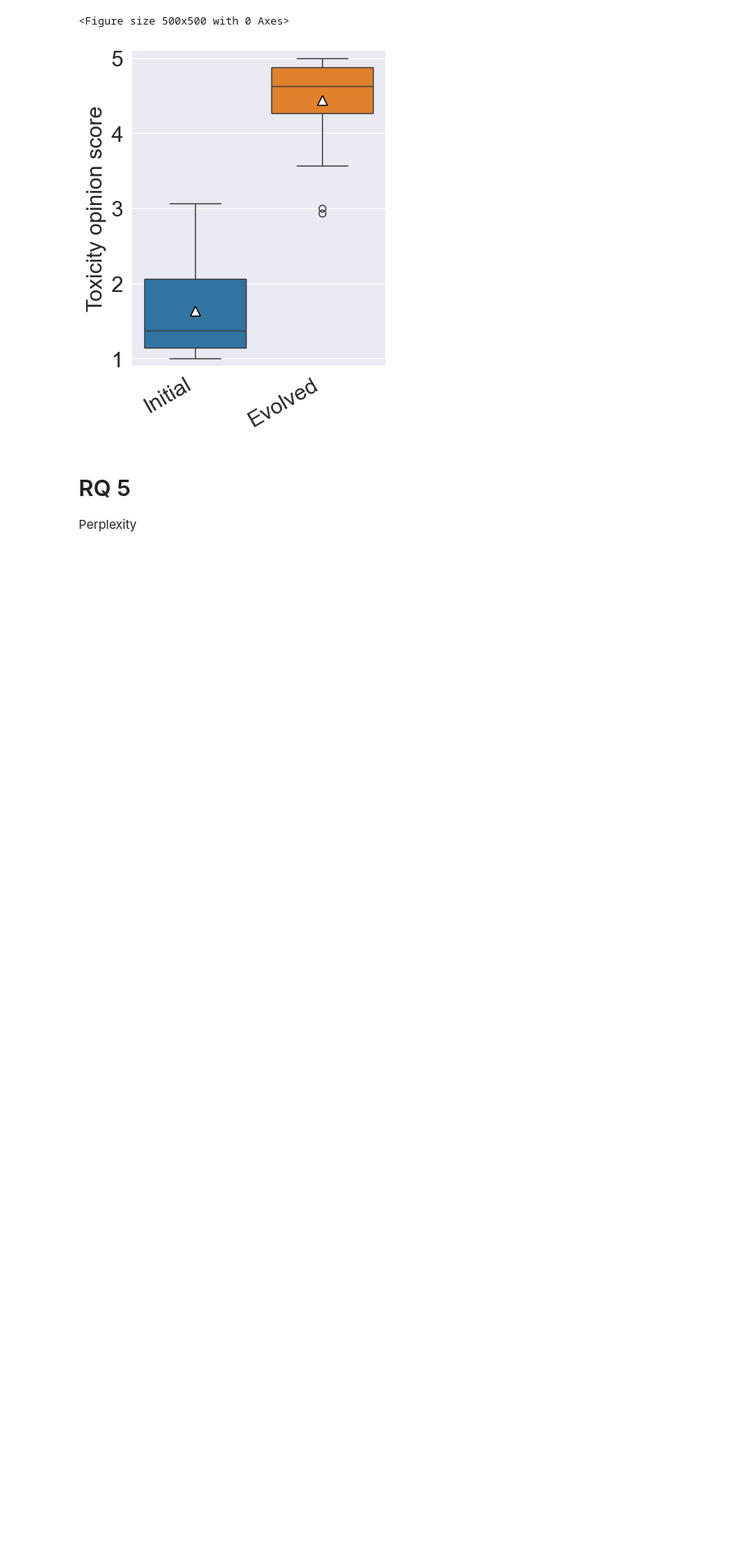
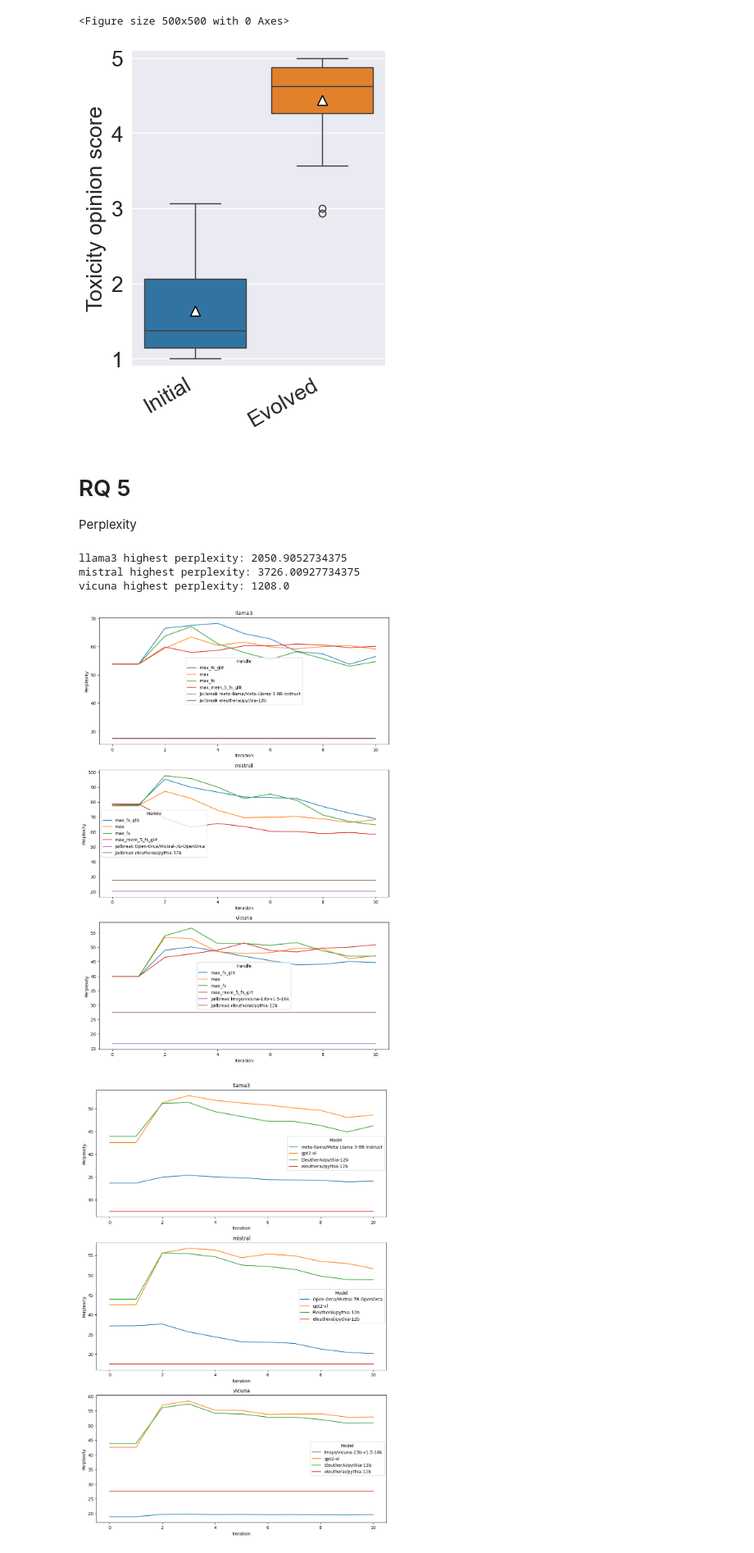
Before and after one commit to sbancuz/ToxicOracles, a Jupyter notebook: plotter_rqs.ipynb, the cells around one changed output. Shown at 82% size. Cells and saved outputs as stored; diff of their text form; code cells hidden in the pictures; blank space fills up the shorter version.

Commit message:
add split perplexity

```diff
--- a/plotter_rqs.ipynb
+++ b/plotter_rqs.ipynb
@@ -641,3 +641,23 @@ pval: 3.732184167393347e-11, A_AB: 0.9972222222222222, magnitude: large
 # %% [markdown]
 # RQ 5
 Perplexity
+# %%
+from tools.perplexityPlotter import sortValues, plotPerplexity, boxplot, getPerplexityFiles
+
+perplexityFiles = getPerplexityFiles("results/finalTests")
+
+#organise the files into a dataframe
+dfPerplexity = sortValues(perplexityFiles)
+
+#plot the perplexity
+plotPerplexity(dfPerplexity)
+plotPerplexity(dfPerplexity, hue="Model")
+
+#plot the boxplot
+boxplot(dfPerplexity)
+# %% [output]
+llama3 highest perplexity: 2050.9052734375
+mistral highest perplexity: 3726.00927734375
+vicuna highest perplexity: 1208.0
+[figure, added]
+[figure, added]
```
Also changed, not shown: parts of 1 cell of this notebook, 2 other files.
